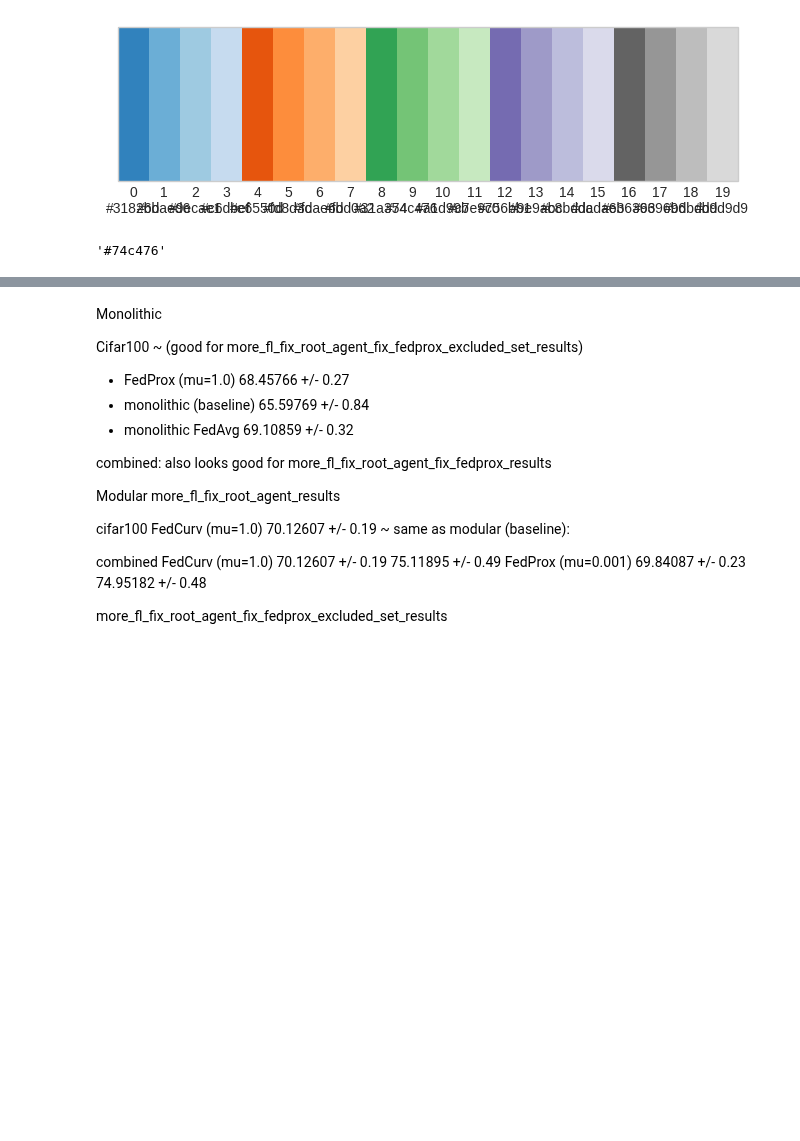
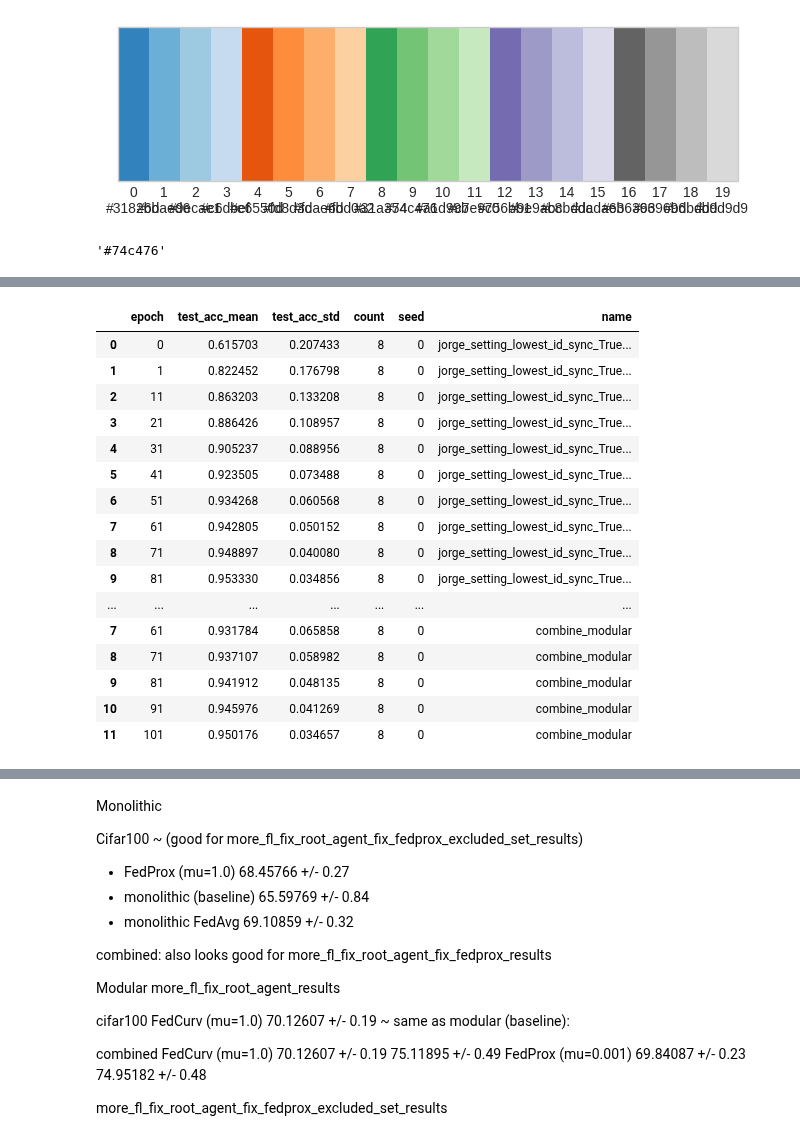
Before and after one commit to vlongle/learning-hive, a Jupyter notebook: plot_learning_curve.ipynb, the cells around one changed output, grey strips where cells are left out. Cells and saved outputs as stored; diff of their text form; code cells hidden in the pictures; blank space fills up the shorter version.

```diff
--- a/plot_learning_curve.ipynb
+++ b/plot_learning_curve.ipynb
@@ -74,7 +74,8 @@ what_to_plot = "modular"
 # %%
 datasets = ["mnist", "kmnist", "fashionmnist", "combined", "cifar100"]
 # datasets = ["combined"]
-datasets = ["mnist", "kmnist", "fashionmnist"]
+# datasets = ["mnist", "kmnist", "fashionmnist"]
+datasets = ["mnist"]
 # datasets = ["mnist", "kmnist"]
 # datasets = ["mnist", "combined"]
 # datasets = ["mnist", "cifar100"]
@@ -85,10 +86,9 @@ experiment_folder = "experiment_results"
 use_contrastive = True
 
 viz = False
-seeds = [0, 1, 2, 3, 4, 5, 6, 7]
-seeds = [0]
-tasks=None
-agent_ids = None
+# seeds = [0, 1, 2, 3, 4, 5, 6, 7]
+# tasks=None
+# agent_ids = None
 ax=None
 sync_bases = [True]
 opt_with_randoms = [False]
@@ -97,7 +97,10 @@ metric='test_acc'
 
 
 
+seeds = [0]
 tasks = [5]
+# agent_ids = ['agent_2']
+agent_ids = None
 
 
 num_tryout_epochs = 20
@@ -651,11 +662,31 @@ def filter_dataset_agg_dfs(algo_part, best_configs, dataset_agg_dfs):
 
     return filtered_dataset_agg_dfs
 # %%
-if what_to_plot in ["modular", "monolithic"]:
-    best_prox = pickbest(table_df, 'fedprox')
-    best_curv = pickbest(table_df, 'fedcurv')
-    dataset_agg_dfs = filter_dataset_agg_dfs('fedprox', best_prox, dataset_agg_dfs)
-    dataset_agg_dfs = filter_dataset_agg_dfs('fedcurv', best_curv, dataset_agg_dfs)
+# if what_to_plot in ["modular", "monolithic"]:
+#     best_prox = pickbest(table_df, 'fedprox')
+#     best_curv = pickbest(table_df, 'fedcurv')
+#     dataset_agg_dfs = filter_dataset_agg_dfs('fedprox', best_prox, dataset_agg_dfs)
+#     dataset_agg_dfs = filter_dataset_agg_dfs('fedcurv', best_curv, dataset_agg_dfs)
+# %%
+dataset_agg_dfs['mnist']
+# %% [output]
+|  | epoch | test_acc_mean | test_acc_std | count | seed | name |
+| 0 | 0 | 0.615703 | 0.207433 | 8 | 0 | jorge_setting_lowest_id_sync_True... |
+| 1 | 1 | 0.822452 | 0.176798 | 8 | 0 | jorge_setting_lowest_id_sync_True... |
+| 2 | 11 | 0.863203 | 0.133208 | 8 | 0 | jorge_setting_lowest_id_sync_True... |
+| 3 | 21 | 0.886426 | 0.108957 | 8 | 0 | jorge_setting_lowest_id_sync_True... |
+| 4 | 31 | 0.905237 | 0.088956 | 8 | 0 | jorge_setting_lowest_id_sync_True... |
+| 5 | 41 | 0.923505 | 0.073488 | 8 | 0 | jorge_setting_lowest_id_sync_True... |
+| 6 | 51 | 0.934268 | 0.060568 | 8 | 0 | jorge_setting_lowest_id_sync_True... |
+| 7 | 61 | 0.942805 | 0.050152 | 8 | 0 | jorge_setting_lowest_id_sync_True... |
+| 8 | 71 | 0.948897 | 0.040080 | 8 | 0 | jorge_setting_lowest_id_sync_True... |
+| 9 | 81 | 0.953330 | 0.034856 | 8 | 0 | jorge_setting_lowest_id_sync_True... |
+| ... | ... | ... | ... | ... | ... | ... |
+| 7 | 61 | 0.931784 | 0.065858 | 8 | 0 | combine_modular |
+| 8 | 71 | 0.937107 | 0.058982 | 8 | 0 | combine_modular |
+| 9 | 81 | 0.941912 | 0.048135 | 8 | 0 | combine_modular |
+| 10 | 91 | 0.945976 | 0.041269 | 8 | 0 | combine_modular |
+| 11 | 101 | 0.950176 | 0.034657 | 8 | 0 | combine_modular |
 # %%
 plot_learning_curve_dataset(dataset_agg_dfs, remap_name=remap_name, colormap=colormap,
                             mode=mode, save_fig_path=f'Figures/{what_to_plot}_lc.pdf',
```
Also changed, not shown: parts of 9 cells of this notebook, 10 other files.
